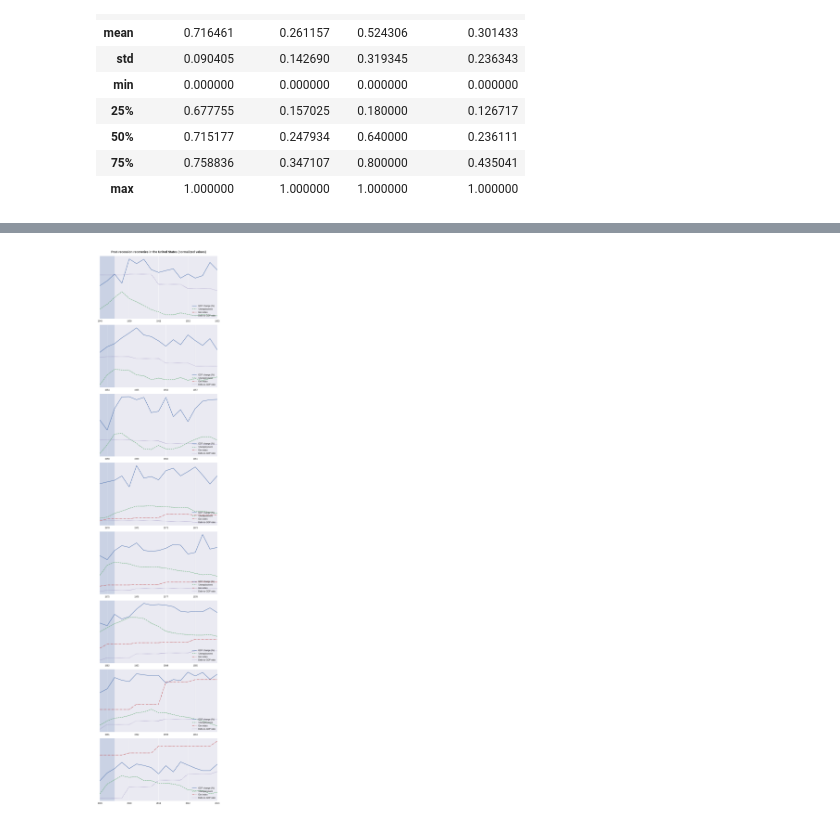
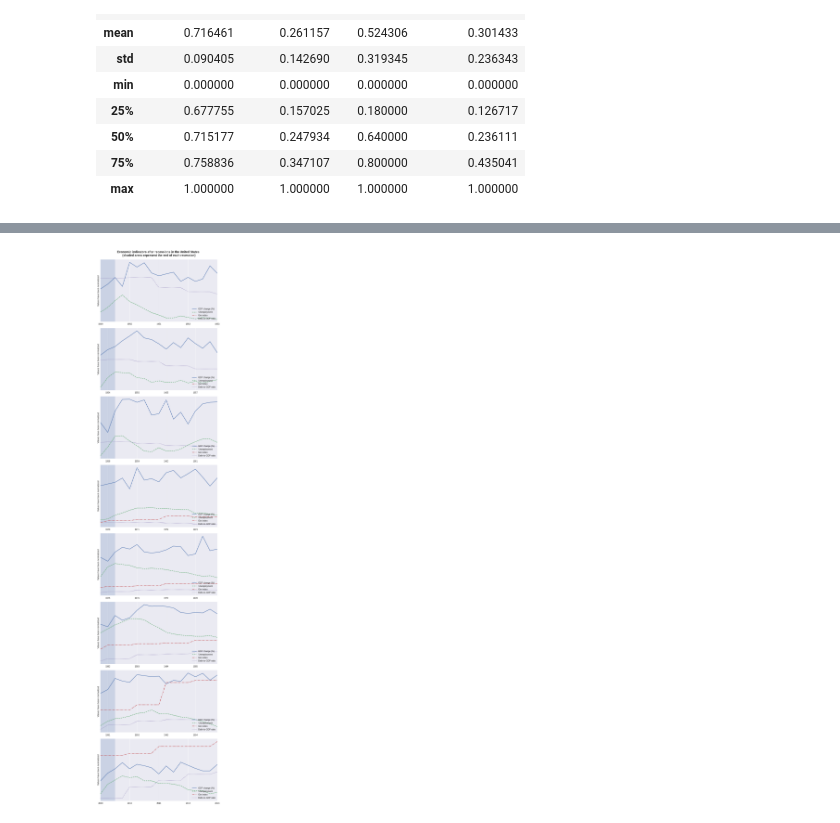
Before and after one commit to javierorman/recovery_economics, a Jupyter notebook: recovery_economics.ipynb, the cells around one changed output, grey strips where cells are left out. Cells and saved outputs as stored; diff of their text form; code cells hidden in the pictures.

Commit message:
Changed title of last plot

```diff
--- a/recovery_economics.ipynb
+++ b/recovery_economics.ipynb
@@ -756,17 +756,17 @@ df_scaled.describe()
 # %%
 df_scaled = pd.concat([df['period'], df_scaled], axis=1)
 # %%
-plot_multiple(title="""Post-recession recoveries in the United States (normalized values)""",
+plot_multiple(title="""Economic indicators after recessions in the United States \n (shaded areas represent the end of each recession)""",
               column=['GDP change (%)',	'Unemployment',	'Gini index',	'Debt-to-GDP ratio'],
-              ylabel='',
+              ylabel='Values have been normalized',
               dataframe=df_scaled,
               idx=rec_ends,
               num_axes=8,
               figsize=(8,36),
               style=['-', '--', '-.', ':'],
               yticks=False,
               legend=[True])
 plt.show()
 # %% [output]
 [interactive output not drawn]
-[figure, old version]
+[figure, new version]
```
Also changed, not shown: parts of 1 cell of this notebook.
